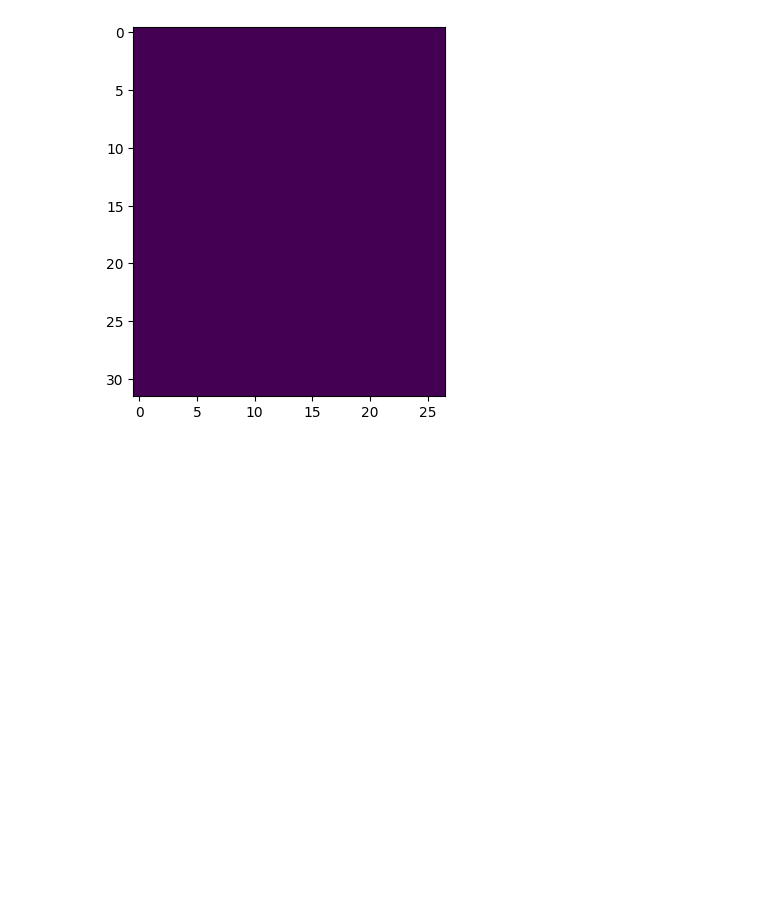
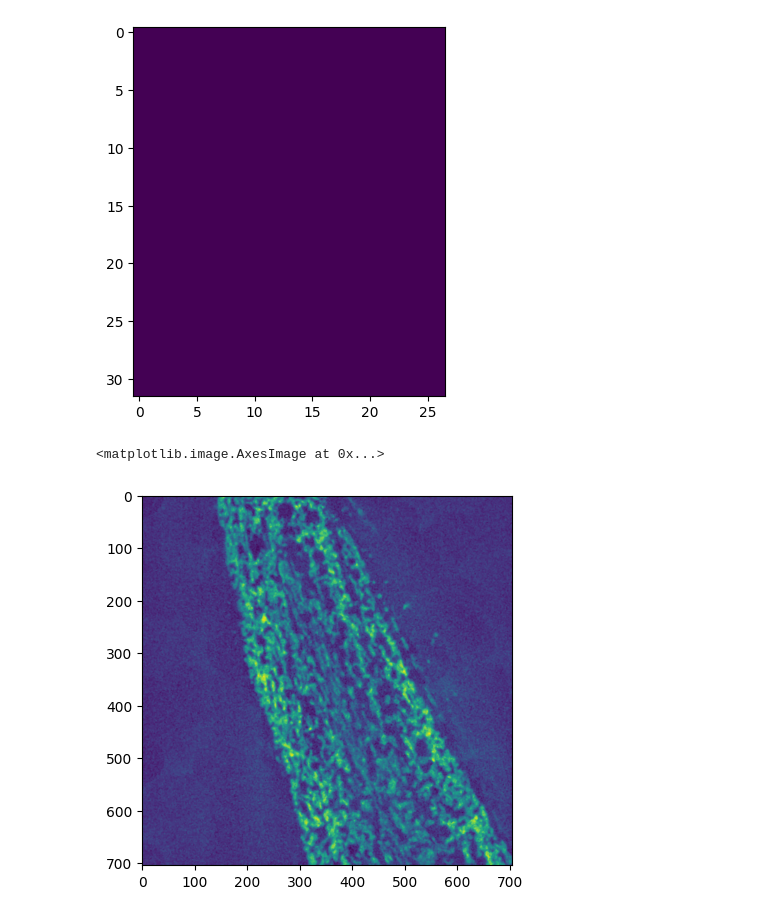
Before and after one commit to vaioic/OIC-201_Analyzing_mito_content_mtDNA, a Jupyter notebook: analyze_images.ipynb, the cells around one changed output. Cells and saved outputs as stored; diff of their text form; code cells hidden in the pictures; blank space fills up the shorter version.

Commit message:
Added tail finding

```diff
--- a/analyze_images.ipynb
+++ b/analyze_images.ipynb
@@ -196,3 +195,17 @@ plt.imshow(mask)
 # %% [output]
 <matplotlib.image.AxesImage at 0x...>
 [figure]
+# %%
+# Segment the tail region
+
+combinedImage = skimage.exposure.equalize_adapthist(data[:, :, 1, 0].squeeze()) + skimage.exposure.equalize_adapthist(data[:, :, 2, 0].squeeze())
+
+combinedImage_cleaned = skimage.morphology.white_tophat(combinedImage, footprint=skimage.morphology.disk(40))
+combinedImage_cleaned = skimage.filters.median(combinedImage_cleaned, footprint=np.ones((3,3)), mode='nearest')
+
+
+plt.clf()
+plt.imshow(combinedImage_cleaned)
+# %% [output]
+<matplotlib.image.AxesImage at 0x...>
+[figure, added]
```
Also changed, not shown: parts of 3 cells of this notebook.
